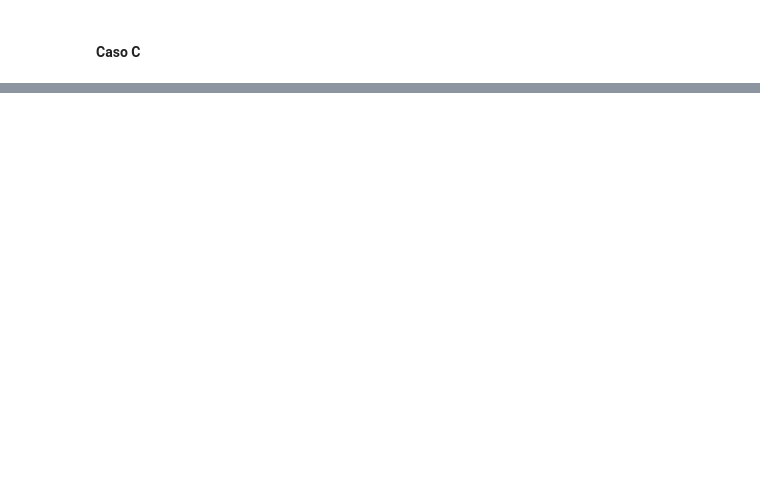
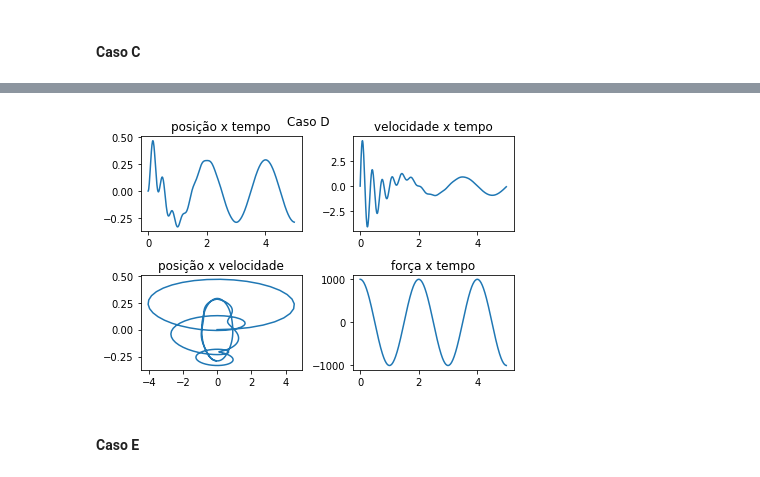
Before and after one commit to arielguerreiro/PME3200-EMSC2020, a Jupyter notebook: EMSC 2020-1.ipynb, the cells around one changed output, grey strips where cells are left out. Drawn from its saved outputs; the diff is of its cells as text; code cells hidden in the pictures; blank space fills up the shorter version.

```diff
--- a/EMSC 2020-1.ipynb
+++ b/EMSC 2020-1.ipynb
@@ -161,0 +175,27 @@ graficos(titulo, Xc, Vc, tc)
+# %%
+ti = 0
+tf = 5
+
+td = tempo(ti, tf)
+# %%
+F0d = 1000 #N
+w = np.pi #rad/s
+omega = np.pi/2
+
+Fd = lambda t: F0d*np.sin(w*t + omega)
+
+params_d = params[:]
+params_d[4] = Fd
+# %%
+Yd = resolve(carro, yd, td, params_d)
+# %%
+Xd = Yd[:,0]
+Vd = Yd[:,1]
+# %%
+titulo = 'Caso D'
+
+graficos(titulo, Xd, Vd, td, Fd)
+# %% [output]
+[figure, added]
+# %% [markdown]
+#### Caso E
```
Also changed, not shown: parts of 24 cells of this notebook.
